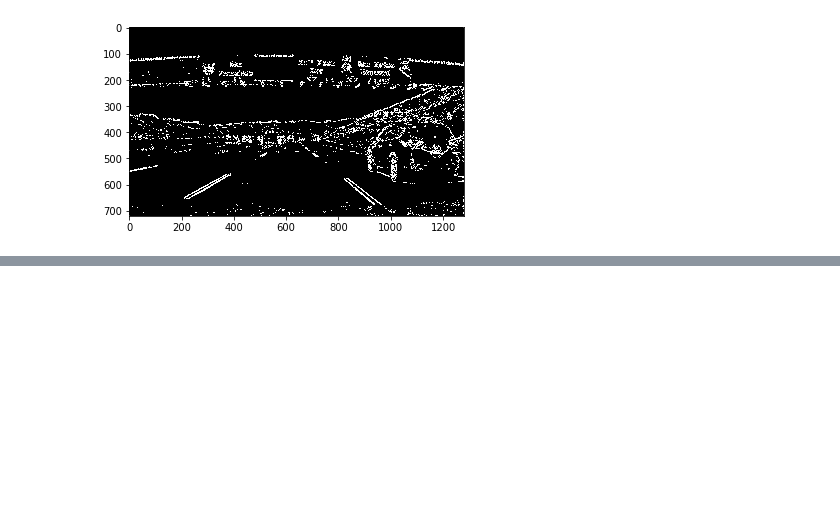
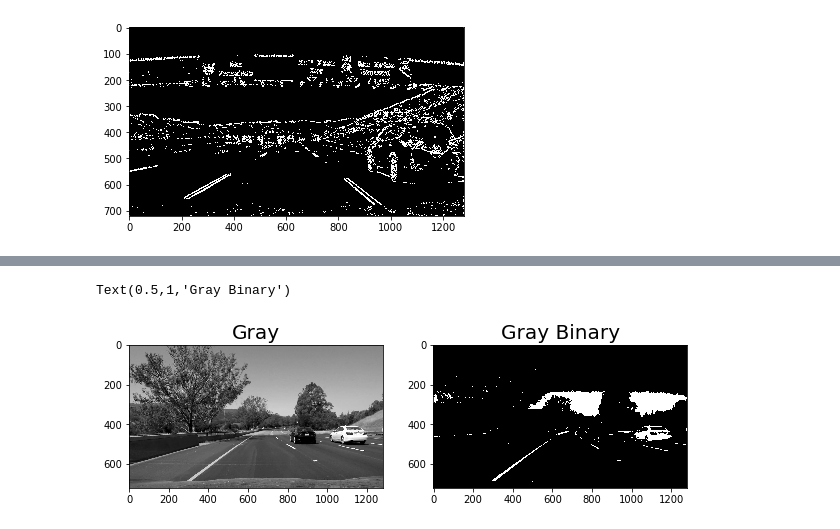
Before and after one commit to MasanaoMatsuda/tr-self-driving-cars, a Jupyter notebook: L7_Gradients&ColorSpaces.ipynb, the cells around one changed output, grey strips where cells are left out. Drawn from its saved outputs; the diff is of its cells as text; code cells hidden in the pictures; blank space fills up the shorter version.

```diff
--- a/L7_Gradients&ColorSpaces.ipynb
+++ b/L7_Gradients&ColorSpaces.ipynb
@@ -164,0 +180,20 @@ plt.imshow(combined, cmap='gray')
+# %%
+import numpy as np
+import cv2
+import matplotlib.pyplot as plt
+import matplotlib.image as mpimg
+
+image = mpimg.imread('images/test6.jpg')
+thresh = (180, 255)
+gray = cv2.cvtColor(image, cv2.COLOR_RGB2GRAY)
+binary = np.zeros_like(gray)
+binary[(gray > thresh[0]) & (gray <= thresh[1])] = 1
+
+f, (ax1, ax2) = plt.subplots(1, 2, figsize=(10, 20))
+ax1.imshow(gray, cmap='gray')
+ax1.set_title('Gray', fontsize=20)
+ax2.imshow(binary, cmap='gray')
+ax2.set_title('Gray Binary', fontsize=20)
+# %% [output]
+Text(0.5,1,'Gray Binary')
+[figure, added]
```
Also changed, not shown: parts of 4 cells of this notebook, 1 other file.
